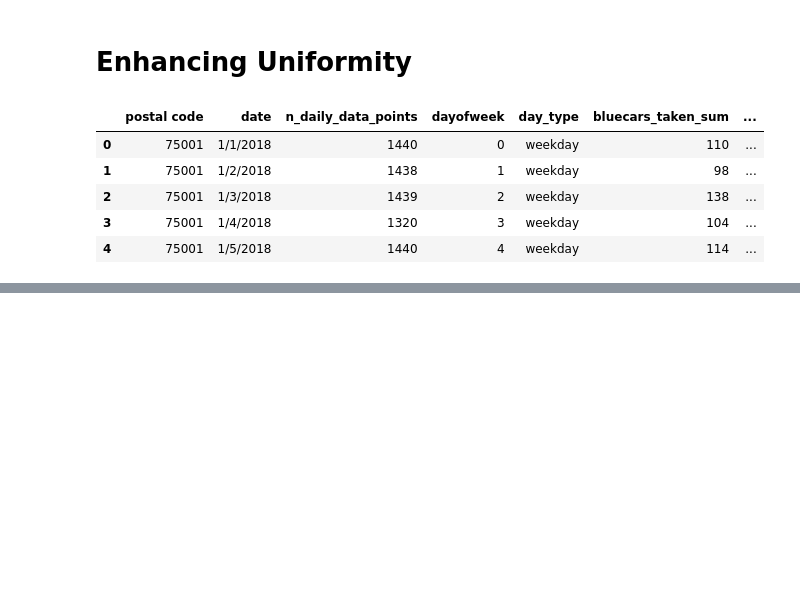
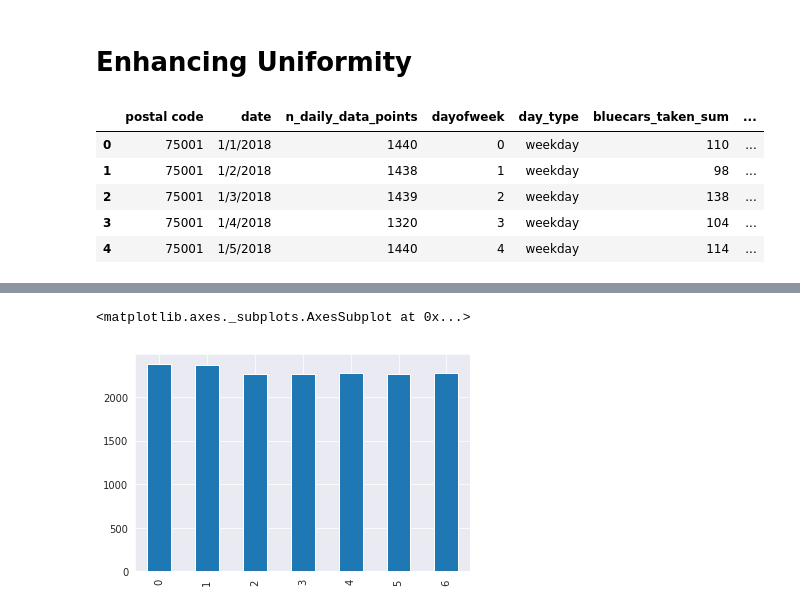
Before and after one commit to Nzaya/Autolib-Hypothesis, a Jupyter notebook: Moringa_Data_Science_Core_W3_Independent_Project_2019_06_Sharon_Nzaya_Python_Notebook.ipynb, the cells around one changed output, grey strips where cells are left out. Drawn from its saved outputs; the diff is of its cells as text; code cells hidden in the pictures; blank space fills up the shorter version.

```diff
--- a/Moringa_Data_Science_Core_W3_Independent_Project_2019_06_Sharon_Nzaya_Python_Notebook.ipynb
+++ b/Moringa_Data_Science_Core_W3_Independent_Project_2019_06_Sharon_Nzaya_Python_Notebook.ipynb
@@ -168,0 +202,5 @@ postal.head()
+# %%
+postal['dayOfWeek'].value_counts().sort_index().plot.bar()
+# %% [output]
+<matplotlib.axes._subplots.AxesSubplot at 0x...>
+[figure, added]
```
Also changed, not shown: parts of 33 cells of this notebook.
